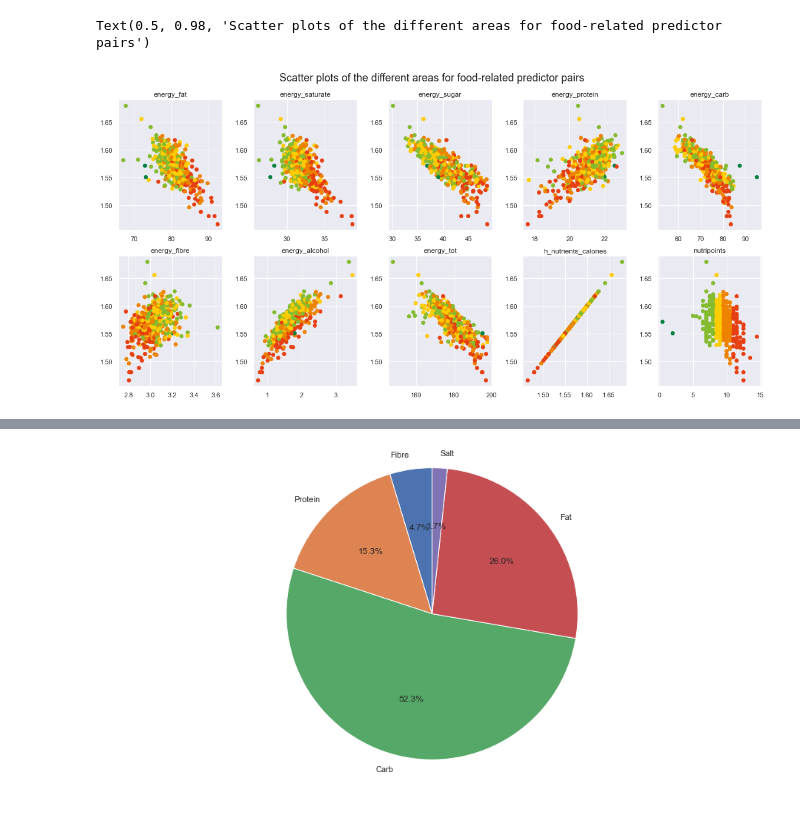
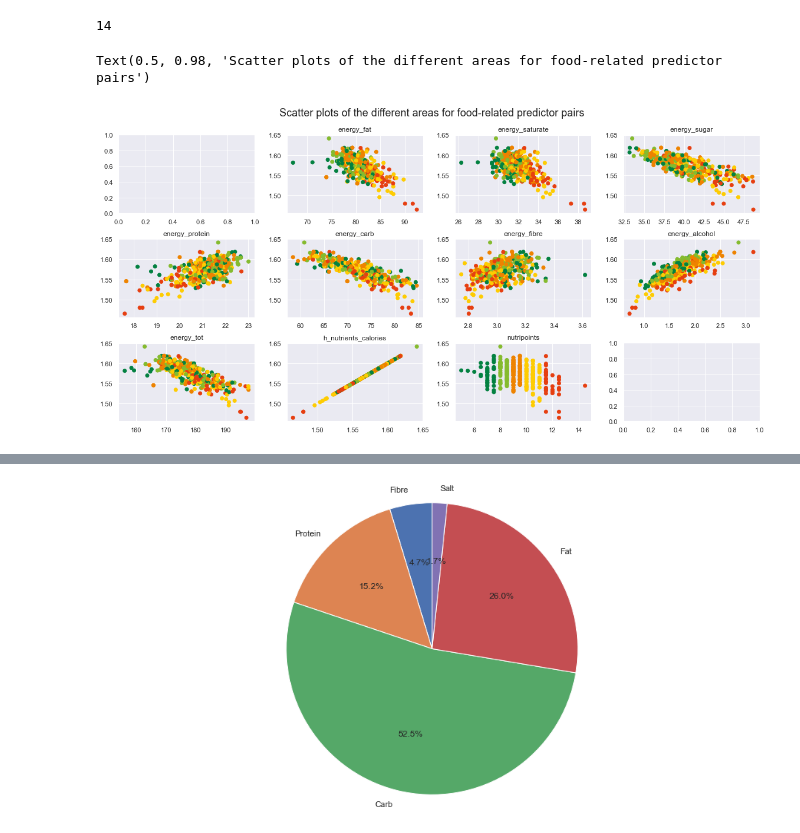
Before and after one commit to epfl-ada/ada-2020-project-milestone-p3-p3_caxaga, a Jupyter notebook: nutripoints.ipynb, the cells around one changed output, grey strips where cells are left out. Drawn from its saved outputs; the diff is of its cells as text; code cells hidden in the pictures.

Commit message:
nutripoints markdown and organisation

```diff
--- a/nutripoints.ipynb
+++ b/nutripoints.ipynb
@@ -117,5 +85,0 @@ display(year_grocery.head())
-# %%
-grocery_analysis = year_grocery.copy()
-grocery_analysis=grocery_analysis.drop("area_id",axis=1)
-display(grocery_analysis.head())
-print(len(grocery_analysis.columns))
@@ -150,0 +92,3 @@ Text(0.5, 0.98, 'Distplot for each nutrional feature')
+# %%
+# Renaming the nutri_label, representing the cluster number in nutri_class
+grocery_analysis = grocery_analysis.rename(columns = {"nutri_label":"nutri_class"})
@@ -150,0 +120,20 @@ Text(0.5, 0.98, 'Distplot for each nutrional feature')
+# %%
+#Function to set a color to each label
+def addcolor(row_list):
+    if row_list == 3:
+        return "#038141"
+    elif row_list == 1:
+        return "#85BB2F"
+    elif row_list == 4:
+        return "#FECC02"
+    elif row_list == 0:
+        return "#EE8300"
+    elif row_list == 2:
+        return "#E63F11"
+    else:
+        return ""
+
+
+grocery_analysis["color"] = grocery_analysis.apply(
+    lambda row: addcolor(row["nutri_class"]), axis=1)
+display(grocery_analysis.head())
@@ -318,20 +242,21 @@ plt.show();
 # %%
-#Represenation of ward areas according to their values for food-related predictor pairs
-#Colors are set according to the nutri label of the area
+#Representation of ward areas according to their values for food-related predictor pairs
+#Colors are set according to the nutrilabel of the area
 
-fig, ax = plt.subplots(2, 5, figsize=(16, 8), sharey=False)
+fig, ax = plt.subplots(3, 4, figsize=(16, 8), sharey=False)
 
-for i in range(len(grocery_analysis.columns)):
-    sbplt = ax[int(i/5), i % 5]
-    sbplt.scatter(grocery_analysis.iloc[:,i], grocery_analysis["h_nutrients_calories"],c=year_grocery["color"])
+for i in range(1,11):
+    sbplt = ax[int(i/4), i % 4]
+    sbplt.scatter(grocery_analysis.iloc[:,i], grocery_analysis["h_nutrients_calories"],c=grocery_analysis["color"])
     sbplt.set_xlabel('')
     sbplt.set_ylabel('')
     sbplt.set_title(grocery_analysis.columns[i], wrap=True)
 
 fig.tight_layout()
 fig.subplots_adjust(top=0.9)
 
 fig.suptitle('Scatter plots of the different areas for food-related predictor pairs', fontsize=18)
 # %% [output]
-Text(0.5, 0.98, 'Scatter plots of the different areas for food-related predictor pairs')
+14
+Text(0.5, 0.98, 'Scatter plots of the different areas for food-related predictor pairs')
-[figure, old version]
+[figure, new version]
```
Also changed, not shown: parts of 58 cells of this notebook, 1 other file.
